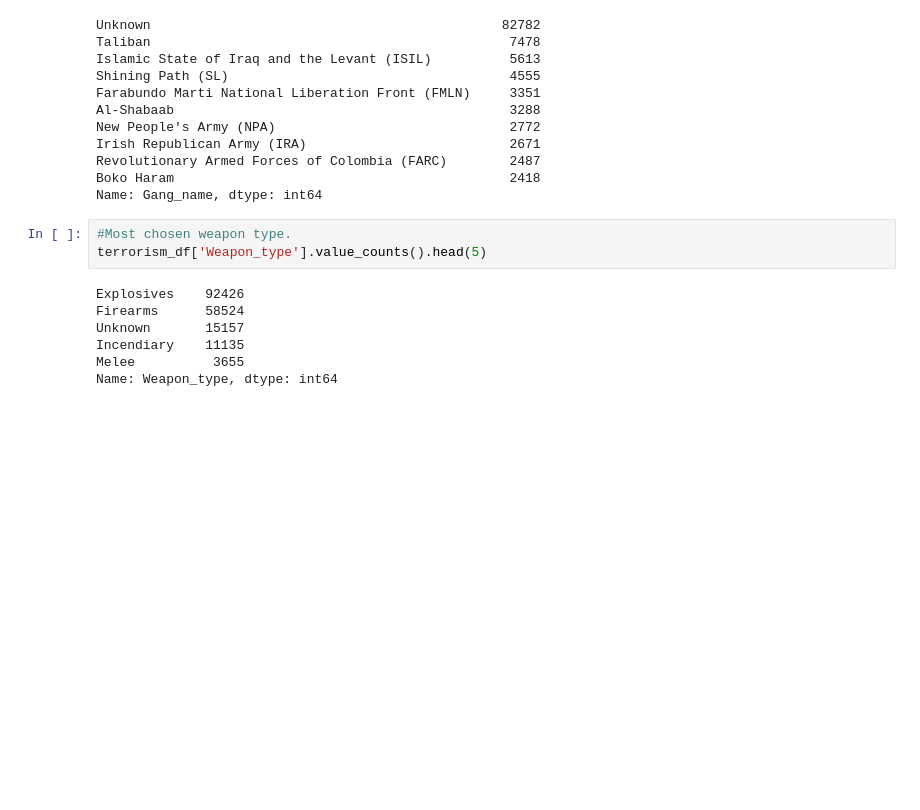
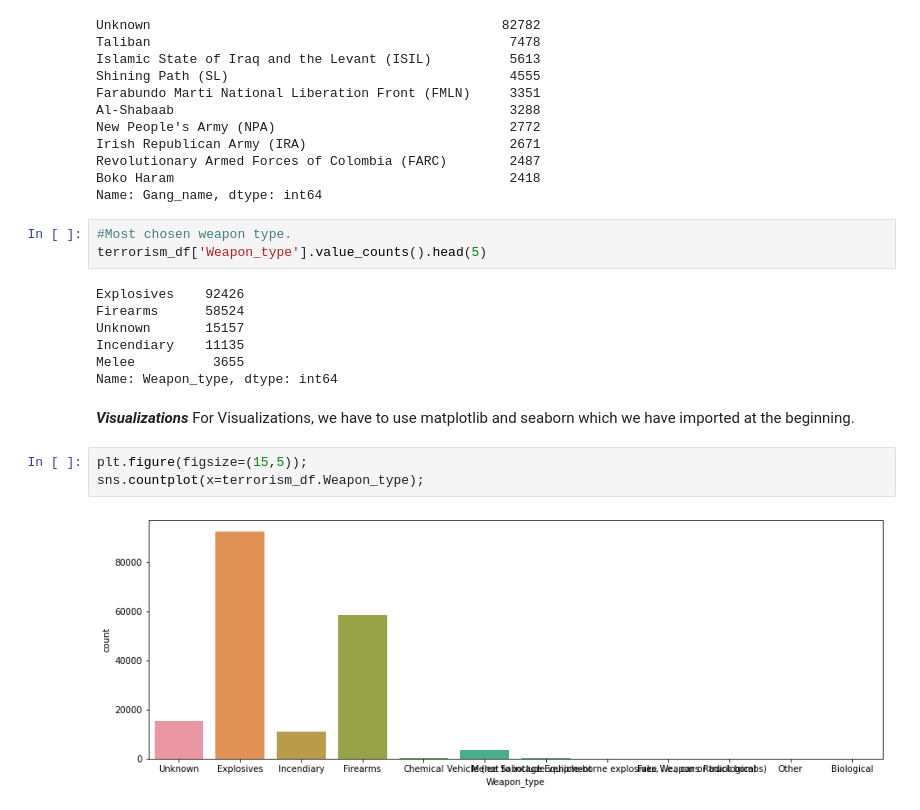
Before and after one commit to Shubhamprasad1995/Global-Terrorism-Analysis-EDA, a Jupyter notebook: Global_Terrorism_Analysis_Capstone_Project.ipynb, the cells around one changed output. Cells and saved outputs as stored; diff of their text form; blank space fills up the shorter version.

```diff
--- a/Global_Terrorism_Analysis_Capstone_Project.ipynb
+++ b/Global_Terrorism_Analysis_Capstone_Project.ipynb
@@ -325,3 +325,11 @@ Unknown       15157
 Incendiary    11135
 Melee          3655
 Name: Weapon_type, dtype: int64
+# %% [markdown]
+***Visualizations***
+For Visualizations, we have to use matplotlib and seaborn which we have imported at the beginning.
+# %%
+plt.figure(figsize=(15,5));
+sns.countplot(x=terrorism_df.Weapon_type);
+# %% [output]
+[figure, added]
```
Also changed, not shown: parts of 1 cell of this notebook.
